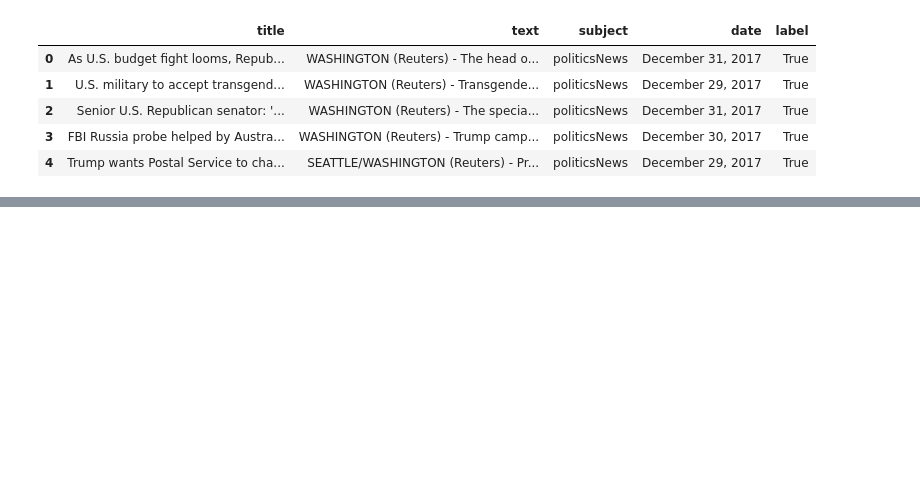
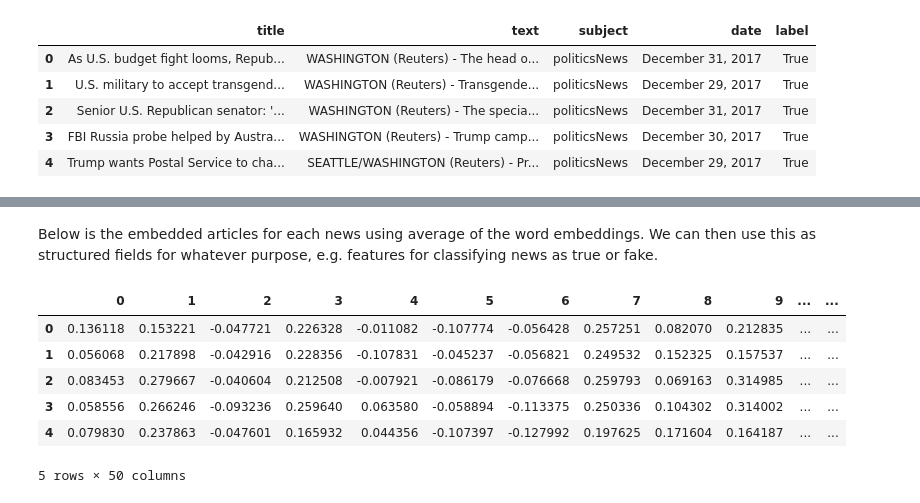
Before and after one commit to skykii12/Python_DataScience_Handbook, a Jupyter notebook: Text Embedding/text_embeddings.ipynb, the cells around one changed output, grey strips where cells are left out. Saved outputs shown, nothing was run; the diff lists cells and outputs as text; code cells hidden in the pictures; blank space fills up the shorter version.

```diff
--- a/Text Embedding/text_embeddings.ipynb
+++ b/Text Embedding/text_embeddings.ipynb
@@ -98,0 +235,31 @@ array([-0.197617  , -0.09111612,  0.536869  ,  0.5075222 , -0.20479237,
+# %%
+def document_vector(model, doc):
+    '''determine average of all word embeddings in a list of words'''
+
+    doc = [word for word in doc if word in model.wv.vocab]
+    return np.mean(model.wv[doc], axis=0)
+# %%
+def has_vector_representation(model, doc):
+    """check if at least one word of the document is in the word2vec dictionary"""
+
+    return not all(word not in model.wv.vocab for word in doc)
+# %%
+embedded_doc = [
+    document_vector(word2vec_model, tokenize(row, lowercase=True)) # average word embedding
+    if has_vector_representation(word2vec_model, list(tokenize(row, lowercase=True))) # check if there is at least one word
+    else np.zeros(50) # if no words, then return array of 0s
+    for row in df['text'] # loop through each row
+]
+# %% [markdown]
+Below is the embedded articles for each news using average of the word embeddings. We can then use this as structured fields for whatever purpose, e.g. features for classifying news as true or fake.
+# %%
+embedded_doc_df = pd.DataFrame(embedded_doc)
+embedded_doc_df.head()
+# %% [output]
+|  | 0 | 1 | 2 | 3 | 4 | 5 | 6 | 7 | 8 | 9 | ... | ... |
+| 0 | 0.136118 | 0.153221 | -0.047721 | 0.226328 | -0.011082 | -0.107774 | -0.056428 | 0.257251 | 0.082070 | 0.212835 | ... | ... |
+| 1 | 0.056068 | 0.217898 | -0.042916 | 0.228356 | -0.107831 | -0.045237 | -0.056821 | 0.249532 | 0.152325 | 0.157537 | ... | ... |
+| 2 | 0.083453 | 0.279667 | -0.040604 | 0.212508 | -0.007921 | -0.086179 | -0.076668 | 0.259793 | 0.069163 | 0.314985 | ... | ... |
+| 3 | 0.058556 | 0.266246 | -0.093236 | 0.259640 | 0.063580 | -0.058894 | -0.113375 | 0.250336 | 0.104302 | 0.314002 | ... | ... |
+| 4 | 0.079830 | 0.237863 | -0.047601 | 0.165932 | 0.044356 | -0.107397 | -0.127992 | 0.197625 | 0.171604 | 0.164187 | ... | ... |
+5 rows × 50 columns
```
Also changed, not shown: parts of 28 cells of this notebook, 2 other files.
